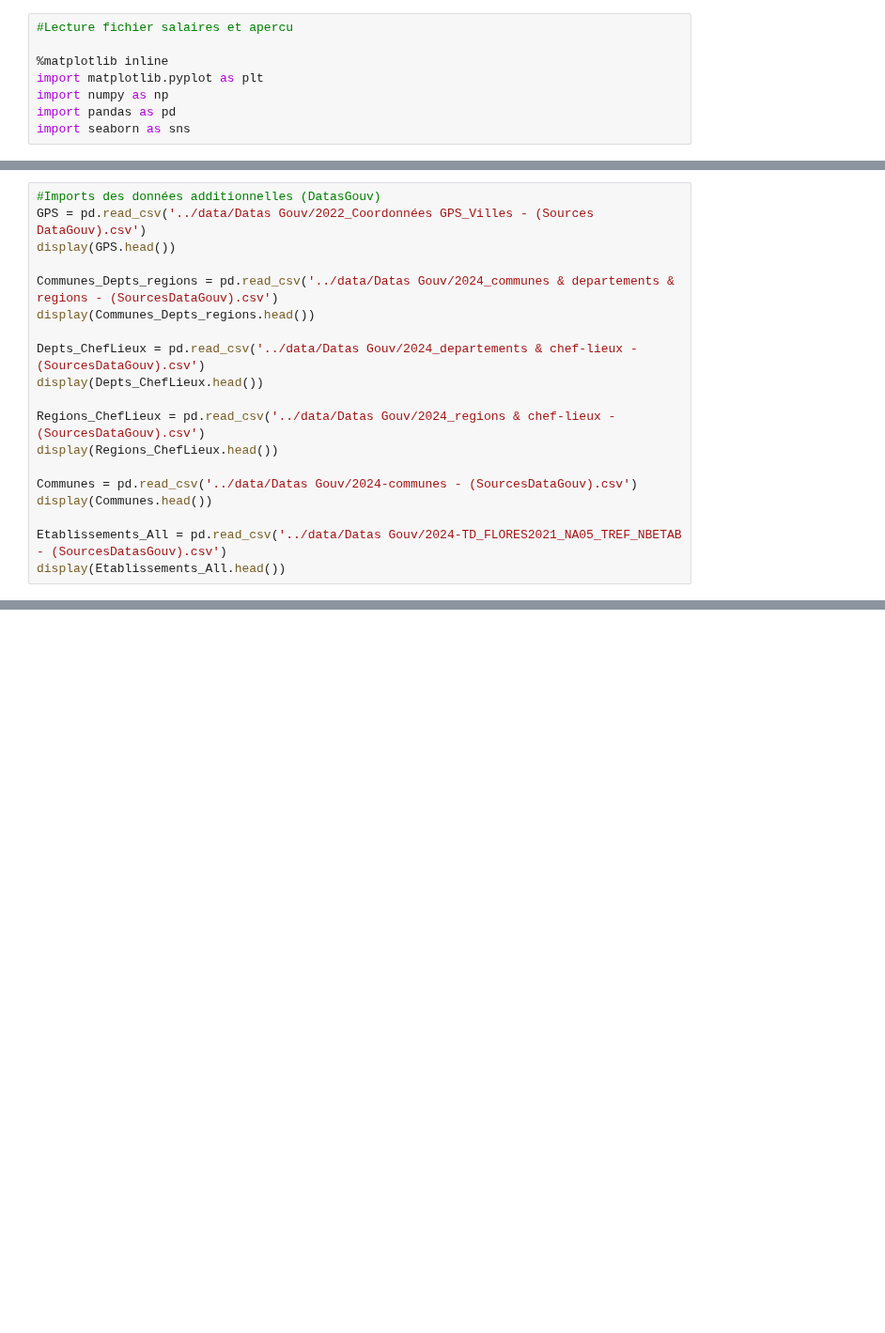
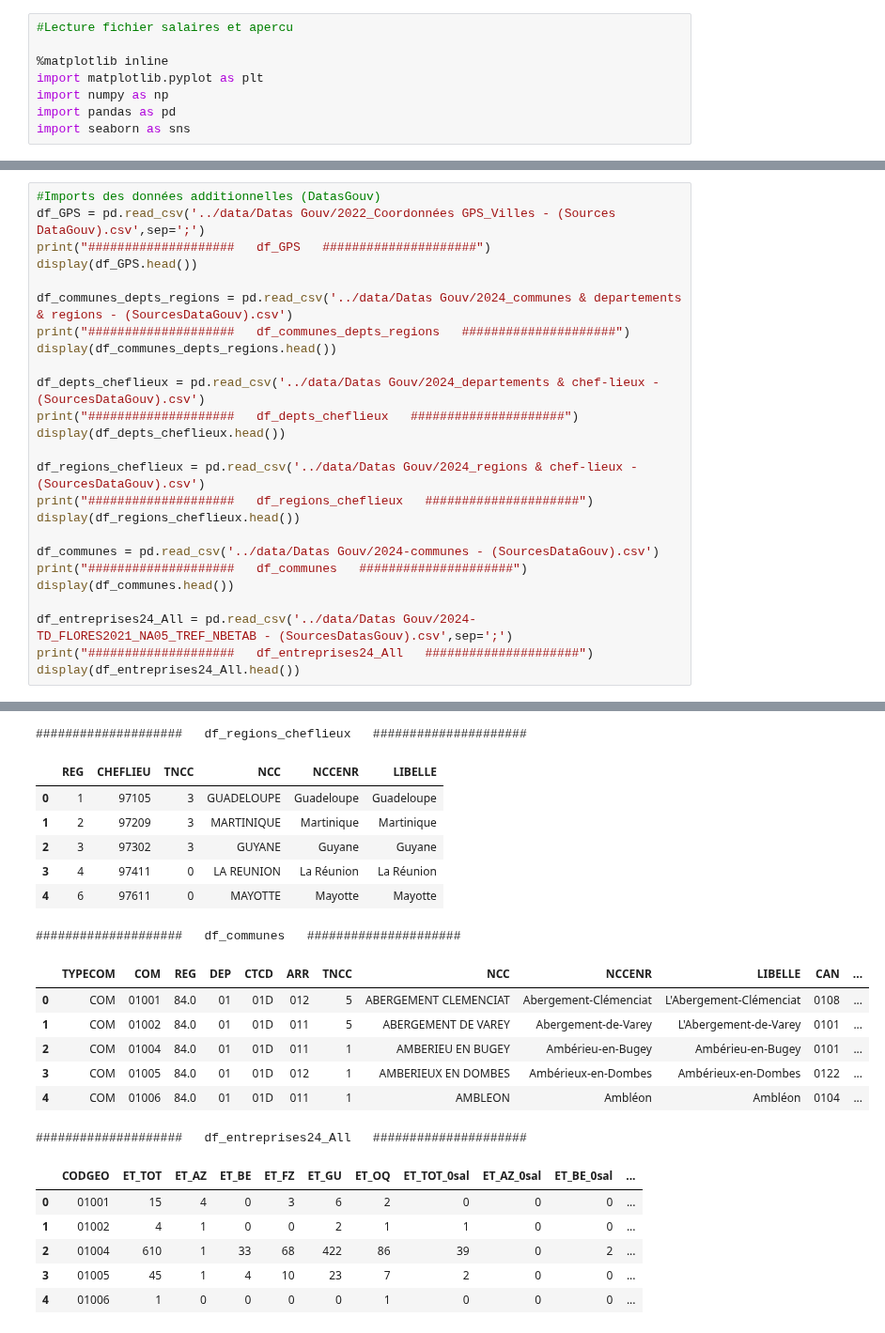
Before and after one commit to nkostiuk/french-industry, a Jupyter notebook: notebooks/MXC-FI - Notebook Travail Maxime.ipynb, the cells around one changed output, grey strips where cells are left out. Shown at 94% size. Cells and saved outputs as stored; diff of their text form; blank space fills up the shorter version.

Commit message:
Update Etablissements & Structuration GEO

```diff
--- a/notebooks/MXC-FI - Notebook Travail Maxime.ipynb
+++ b/notebooks/MXC-FI - Notebook Travail Maxime.ipynb
@@ -22,19 +56,26 @@ display(population.head())
 # %%
 #Imports des données additionnelles (DatasGouv)
-GPS = pd.read_csv('../data/Datas Gouv/2022_Coordonnées GPS_Villes - (Sources DataGouv).csv')
-display(GPS.head())
+df_GPS = pd.read_csv('../data/Datas Gouv/2022_Coordonnées GPS_Villes - (Sources DataGouv).csv',sep=';')
+print("####################   df_GPS   #####################")
+display(df_GPS.head())
 
-Communes_Depts_regions = pd.read_csv('../data/Datas Gouv/2024_communes & departements & regions - (SourcesDataGouv).csv')
-display(Communes_Depts_regions.head())
+df_communes_depts_regions = pd.read_csv('../data/Datas Gouv/2024_communes & departements & regions - (SourcesDataGouv).csv')
+print("####################   df_communes_depts_regions   #####################")
+display(df_communes_depts_regions.head())
 
-Depts_ChefLieux = pd.read_csv('../data/Datas Gouv/2024_departements & chef-lieux - (SourcesDataGouv).csv')
-display(Depts_ChefLieux.head())
+df_depts_cheflieux = pd.read_csv('../data/Datas Gouv/2024_departements & chef-lieux - (SourcesDataGouv).csv')
+print("####################   df_depts_cheflieux   #####################")
+display(df_depts_cheflieux.head())
 
-Regions_ChefLieux = pd.read_csv('../data/Datas Gouv/2024_regions & chef-lieux - (SourcesDataGouv).csv')
-display(Regions_ChefLieux.head())
+df_regions_cheflieux = pd.read_csv('../data/Datas Gouv/2024_regions & chef-lieux - (SourcesDataGouv).csv')
+print("####################   df_regions_cheflieux   #####################")
+display(df_regions_cheflieux.head())
 
-Communes = pd.read_csv('../data/Datas Gouv/2024-communes - (SourcesDataGouv).csv')
-display(Communes.head())
+df_communes = pd.read_csv('../data/Datas Gouv/2024-communes - (SourcesDataGouv).csv')
+print("####################   df_communes   #####################")
+display(df_communes.head())
 
-Etablissements_All = pd.read_csv('../data/Datas Gouv/2024-TD_FLORES2021_NA05_TREF_NBETAB - (SourcesDatasGouv).csv')
-display(Etablissements_All.head())
+df_entreprises24_All = pd.read_csv('../data/Datas Gouv/2024-TD_FLORES2021_NA05_TREF_NBETAB - (SourcesDatasGouv).csv',sep=';')
+print("####################   df_entreprises24_All   #####################")
+display(df_entreprises24_All.head())
+# %% [output]
@@ -40,0 +103,21 @@ display(Etablissements_All.head())
+####################   df_regions_cheflieux   #####################
+|  | REG | CHEFLIEU | TNCC | NCC | NCCENR | LIBELLE |
+| 0 | 1 | 97105 | 3 | GUADELOUPE | Guadeloupe | Guadeloupe |
+| 1 | 2 | 97209 | 3 | MARTINIQUE | Martinique | Martinique |
+| 2 | 3 | 97302 | 3 | GUYANE | Guyane | Guyane |
+| 3 | 4 | 97411 | 0 | LA REUNION | La Réunion | La Réunion |
+| 4 | 6 | 97611 | 0 | MAYOTTE | Mayotte | Mayotte |
+####################   df_communes   #####################
+|  | TYPECOM | COM | REG | DEP | CTCD | ARR | TNCC | NCC | NCCENR | LIBELLE | CAN | ... |
+| 0 | COM | 01001 | 84.0 | 01 | 01D | 012 | 5 | ABERGEMENT CLEMENCIAT | Abergement-Clémenciat | L'Abergement-Clémenciat | 0108 | ... |
+| 1 | COM | 01002 | 84.0 | 01 | 01D | 011 | 5 | ABERGEMENT DE VAREY | Abergement-de-Varey | L'Abergement-de-Varey | 0101 | ... |
+| 2 | COM | 01004 | 84.0 | 01 | 01D | 011 | 1 | AMBERIEU EN BUGEY | Ambérieu-en-Bugey | Ambérieu-en-Bugey | 0101 | ... |
+| 3 | COM | 01005 | 84.0 | 01 | 01D | 012 | 1 | AMBERIEUX EN DOMBES | Ambérieux-en-Dombes | Ambérieux-en-Dombes | 0122 | ... |
+| 4 | COM | 01006 | 84.0 | 01 | 01D | 011 | 1 | AMBLEON | Ambléon | Ambléon | 0104 | ... |
+####################   df_entreprises24_All   #####################
+|  | CODGEO | ET_TOT | ET_AZ | ET_BE | ET_FZ | ET_GU | ET_OQ | ET_TOT_0sal | ET_AZ_0sal | ET_BE_0sal | ... |
+| 0 | 01001 | 15 | 4 | 0 | 3 | 6 | 2 | 0 | 0 | 0 | ... |
+| 1 | 01002 | 4 | 1 | 0 | 0 | 2 | 1 | 1 | 0 | 0 | ... |
+| 2 | 01004 | 610 | 1 | 33 | 68 | 422 | 86 | 39 | 0 | 2 | ... |
+| 3 | 01005 | 45 | 1 | 4 | 10 | 23 | 7 | 2 | 0 | 0 | ... |
+| 4 | 01006 | 1 | 0 | 0 | 0 | 0 | 1 | 0 | 0 | 0 | ... |
```
Also changed, not shown: parts of 9 cells of this notebook.
